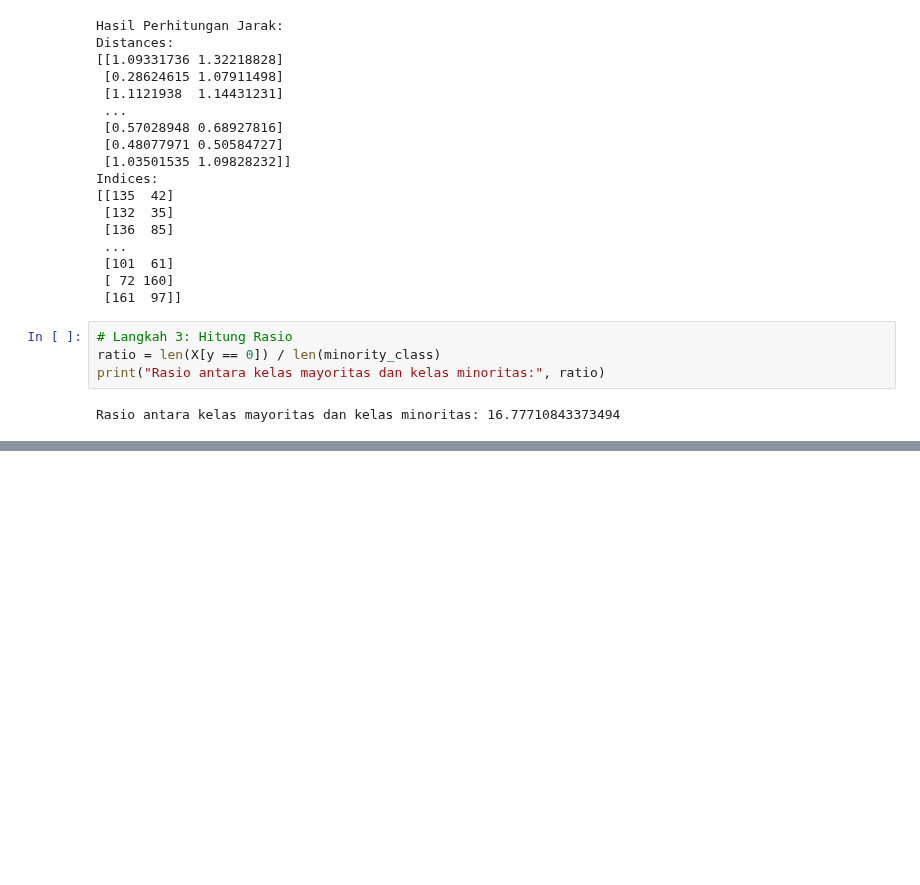
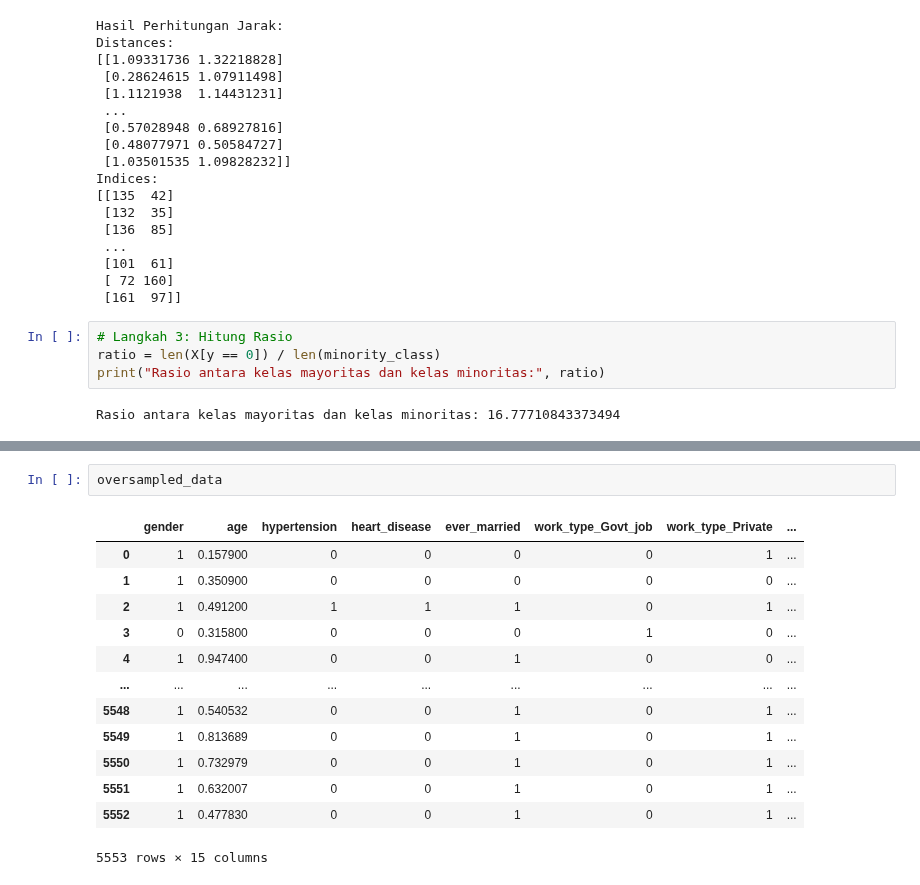
Before and after one commit to avillarafi45/TugasAkhirStrokePrediction, a Jupyter notebook: ADASYN.ipynb, the cells around one changed output, grey strips where cells are left out. Saved outputs shown, nothing was run; the diff lists cells and outputs as text; blank space fills up the shorter version.

```diff
--- a/ADASYN.ipynb
+++ b/ADASYN.ipynb
@@ -180,3 +178,19 @@ Jumlah Sampel Setelah Oversampling: 3117
+# %%
+oversampled_data
+# %% [output]
+|  | gender | age | hypertension | heart_disease | ever_married | work_type_Govt_job | work_type_Private | ... |
+| 0 | 1 | 0.157900 | 0 | 0 | 0 | 0 | 1 | ... |
+| 1 | 1 | 0.350900 | 0 | 0 | 0 | 0 | 0 | ... |
+| 2 | 1 | 0.491200 | 1 | 1 | 1 | 0 | 1 | ... |
+| 3 | 0 | 0.315800 | 0 | 0 | 0 | 1 | 0 | ... |
+| 4 | 1 | 0.947400 | 0 | 0 | 1 | 0 | 0 | ... |
+| ... | ... | ... | ... | ... | ... | ... | ... | ... |
+| 5548 | 1 | 0.540532 | 0 | 0 | 1 | 0 | 1 | ... |
+| 5549 | 1 | 0.813689 | 0 | 0 | 1 | 0 | 1 | ... |
+| 5550 | 1 | 0.732979 | 0 | 0 | 1 | 0 | 1 | ... |
+| 5551 | 1 | 0.632007 | 0 | 0 | 1 | 0 | 1 | ... |
+| 5552 | 1 | 0.477830 | 0 | 0 | 1 | 0 | 1 | ... |
+5553 rows × 15 columns
 # %%
 # Hitung frekuensi nilai unik dalam kolom 'stroke' setelah oversampling
 oversampled_stroke_counts = oversampled_labels.value_counts()
```
Also changed, not shown: parts of 13 cells of this notebook.
